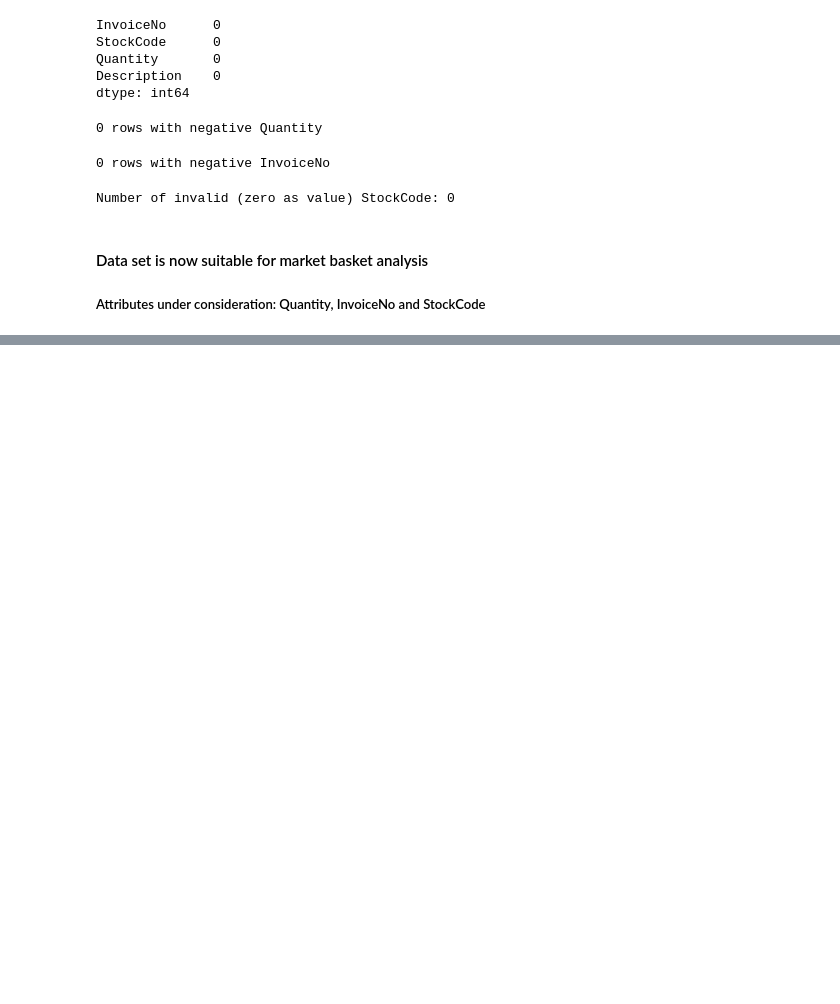
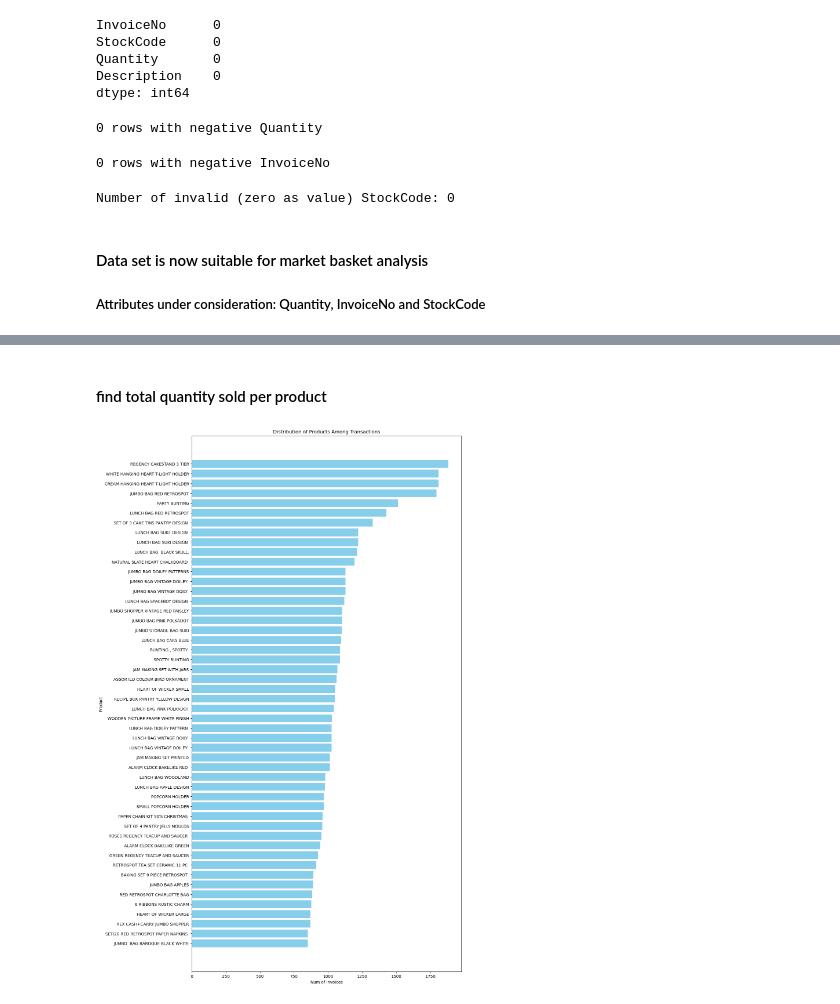
Before and after one commit to j2damax/principles-of-ds-cw02, a Jupyter notebook: group/online_retail.ipynb, the cells around one changed output, grey strips where cells are left out. Cells and saved outputs as stored; diff of their text form; code cells hidden in the pictures; blank space fills up the shorter version.

```diff
--- a/group/online_retail.ipynb
+++ b/group/online_retail.ipynb
@@ -843,0 +849,10 @@ Number of invalid (zero as value) StockCode: 0
+# %%
+# Count unique invoices per product
+product_invoice_counts = df_features.groupby('StockCode')['InvoiceNo'].nunique().reset_index()
+# Rename columns for clarity
+product_invoice_counts.columns = ['StockCode', 'NumInvoices']
+
+# Merge to include product descriptions
+product_invoice_counts = product_invoice_counts.merge(df_features[['StockCode', 'Description']].drop_duplicates(), on='StockCode', how='left')
+
+product_invoice_counts
@@ -843,0 +873,23 @@ Number of invalid (zero as value) StockCode: 0
+# %% [markdown]
+#### find total quantity sold per product
+# %%
+# Plot the distribution
+#plt.figure(figsize=(14, 6))
+#plt.bar(product_invoice_counts['StockCode'][:50], product_invoice_counts['NumInvoices'][:50])  # Top 50 products
+#plt.xlabel("Product (StockCode)")
+#plt.ylabel("Number of Transactions")
+#plt.title("Distribution of Products Among Transactions")
+#plt.xticks(rotation=90)  # Rotate labels for readability
+#plt.show()
+
+product_invoice_counts = product_invoice_counts.sort_values(by='NumInvoices', ascending=False).head(50)  # Top 100 products
+
+plt.figure(figsize=(12, 24))
+plt.barh(product_invoice_counts['Description'], product_invoice_counts['NumInvoices'], color='skyblue')
+plt.xlabel("Num of Invoices")
+plt.ylabel("Product")
+plt.title("Distribution of Products Among Transactions")
+plt.gca().invert_yaxis()  # Invert Y-axis for better readability
+plt.show()
+# %% [output]
+[figure, added]
```
Also changed, not shown: parts of 19 cells of this notebook.
